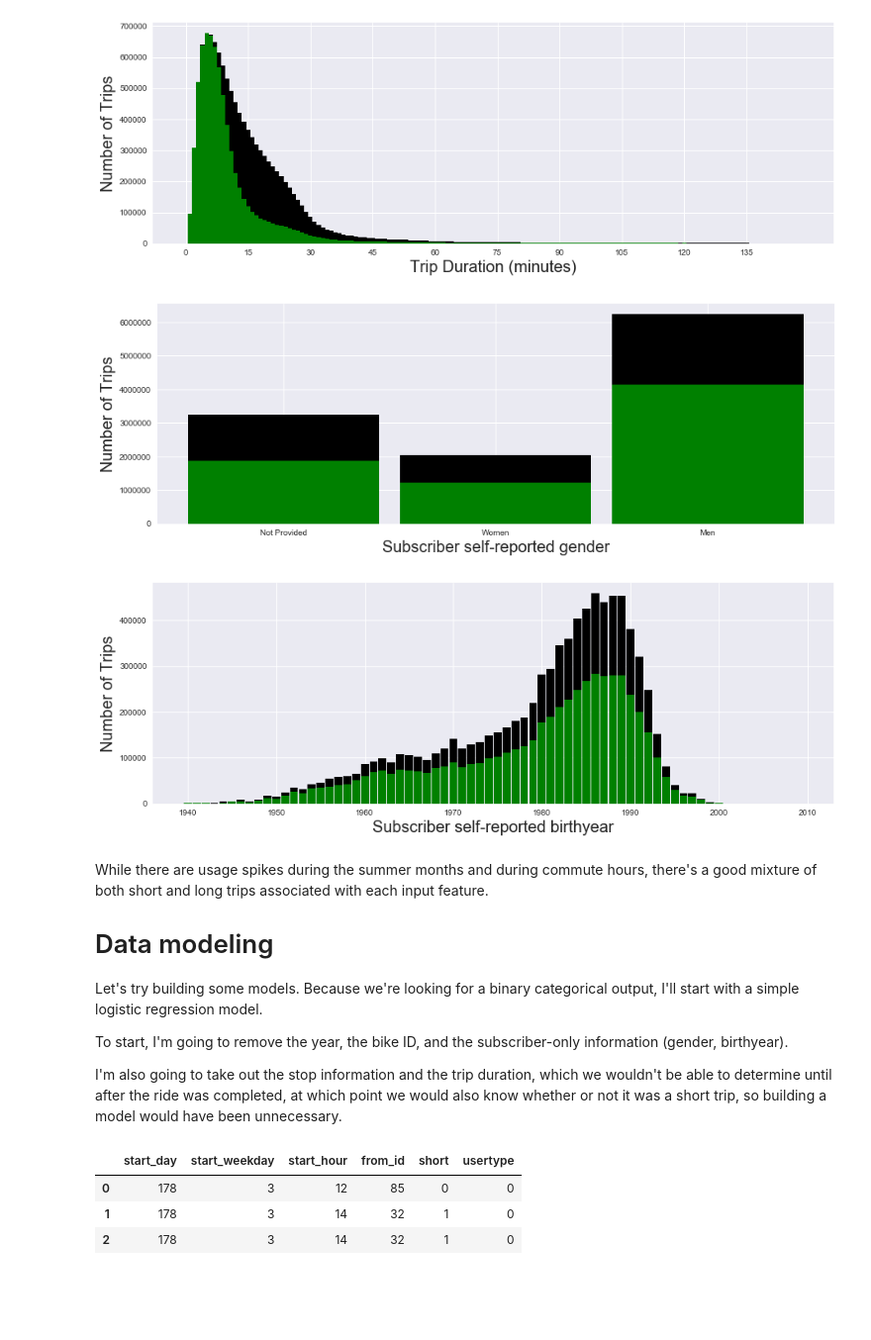
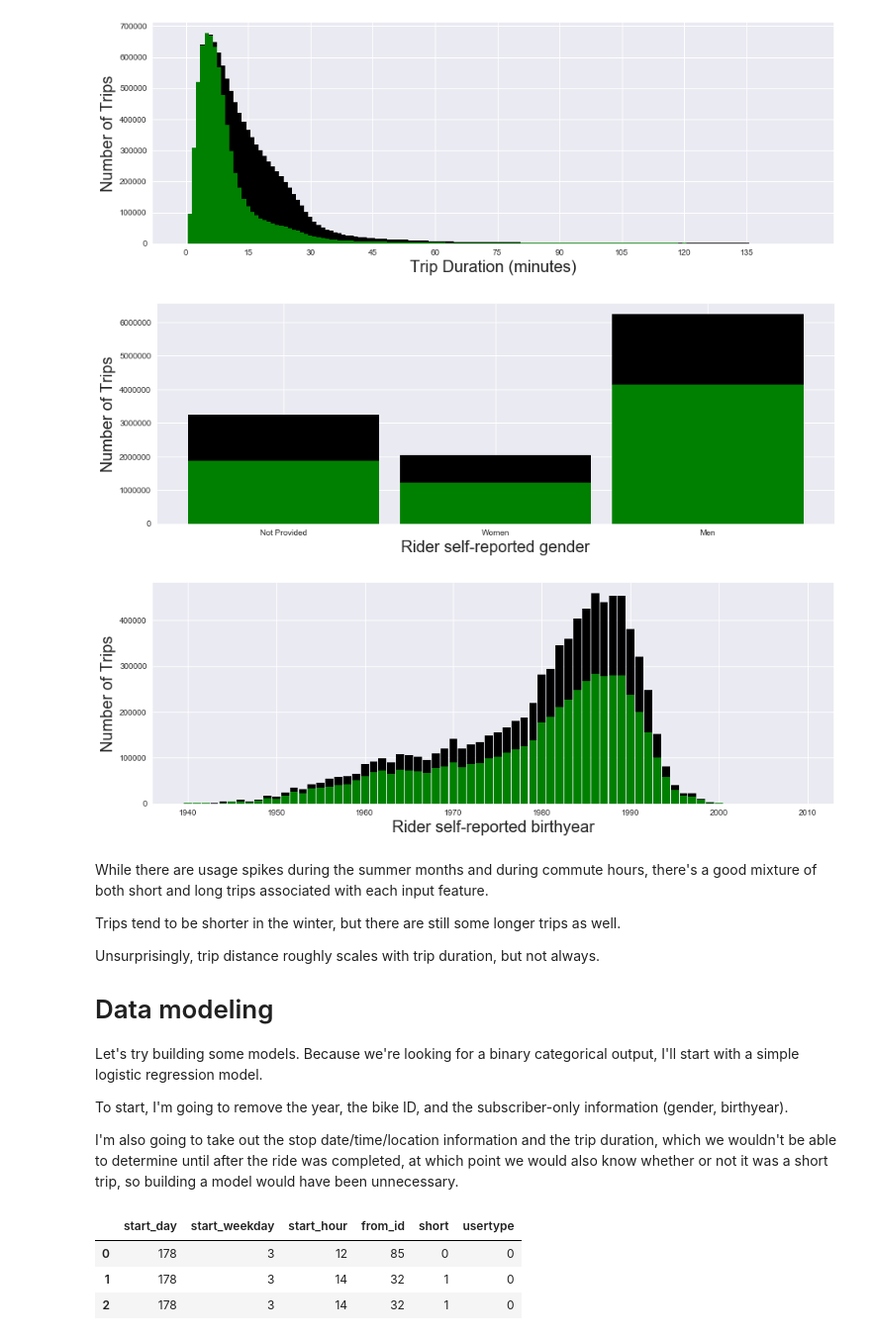
Before and after one commit to AlanAu/data-challenges, a Jupyter notebook: Alan Au - Divvy.ipynb, the cells around one changed output. Shown: that part at 99% size. Cells and saved outputs as stored; diff of their text form; code cells hidden in the pictures; blank space fills up the shorter version.

```diff
--- a/Alan Au - Divvy.ipynb
+++ b/Alan Au - Divvy.ipynb
@@ -468,17 +470,3 @@ plt.xlabel('Hour of Start (0-23)', fontsize = '20');
 plt.ylabel('Number of Trips', fontsize = '20');
 # %% [output]
 [figure]
-# %%
-#Histogram of trips by stopping hour
-
-plt.rcParams["figure.figsize"] = [15,5] #resize the plot for easy display
-
-#sns.distplot(df['stop_hour'], kde=False) #seaborn version
-
-plt.figure().add_subplot(111).set_xticks(range(0,24,1))
-
-plt.hist(df['stop_hour'], bins = np.arange(0,25)-0.5, rwidth = 0.9, color = 'k');
-plt.hist(short_df['stop_hour'], bins = np.arange(0,25)-0.5, rwidth = 0.9, color = 'g');
-
-plt.xlabel('Hour of Stop (0-23)', fontsize = '20');
-plt.ylabel('Number of Trips', fontsize = '20');
@@ -520,22 +506,24 @@ plt.ylabel('Number of Trips', fontsize = '20');
 [figure]
 # %%
 #Histogram of trips by gender
+
 plt.rcParams["figure.figsize"] = [15,5] #resize the plot for easy display
 
 #sns.distplot(df['gender'], kde=False) #seaborn version
 
 genders = ['Not Provided', 'Women', 'Men']
 plt.xticks(range(7), genders);
 
 plt.hist(df['gender'], bins = np.arange(0,4)-0.5, rwidth = 0.9, color = 'k');
 plt.hist(short_df['gender'], bins = np.arange(0,4)-0.5, rwidth = 0.9, color = 'g');
 
-plt.xlabel('Subscriber self-reported gender', fontsize = '20');
+plt.xlabel('Rider self-reported gender', fontsize = '20');
 plt.ylabel('Number of Trips', fontsize = '20');
 # %% [output]
-[figure, old version]
+[figure, new version]
 # %%
 #Histogram of trips by birthyear
+
 plt.rcParams["figure.figsize"] = [15,5] #resize the plot for easy display
 
 #sns.distplot(df['cleanyear'], kde=False) #seaborn version
@@ -547,12 +535,16 @@ plt.hist(birth_df['cleanyear'], bins = np.arange(1940,2011)-0.5, rwidth = 0.9, c
 plt.hist(short_birth_df['cleanyear'], bins = np.arange(1940,2011)-0.5, rwidth = 0.9, color = 'g');
 plt.xticks(range(1940,2011,10));
 
-plt.xlabel('Subscriber self-reported birthyear', fontsize = '20');
+plt.xlabel('Rider self-reported birthyear', fontsize = '20');
 plt.ylabel('Number of Trips', fontsize = '20');
 # %% [output]
-[figure, old version]
+[figure, new version]
 # %% [markdown]
 While there are usage spikes during the summer months and during commute hours, there's a good mixture of both short and long trips associated with each input feature.
+
+Trips tend to be shorter in the winter, but there are still some longer trips as well.
+
+Unsurprisingly, trip distance roughly scales with trip duration, but not always.
 
 
 # Data modeling
@@ -561,5 +553,5 @@ Let's try building some models. Because we're looking for a binary categorical o
 
 To start, I'm going to remove the year, the bike ID, and the subscriber-only information (gender, birthyear).
 
-I'm also going to take out the stop information and the trip duration, which we wouldn't be able to determine until after the ride was completed, at which point we would also know whether or not it was a short trip, so building a model would have been unnecessary.
+I'm also going to take out the stop date/time/location information and the trip duration, which we wouldn't be able to determine until after the ride was completed, at which point we would also know whether or not it was a short trip, so building a model would have been unnecessary.
 # %%
```
Also changed, not shown: parts of 36 cells of this notebook.
